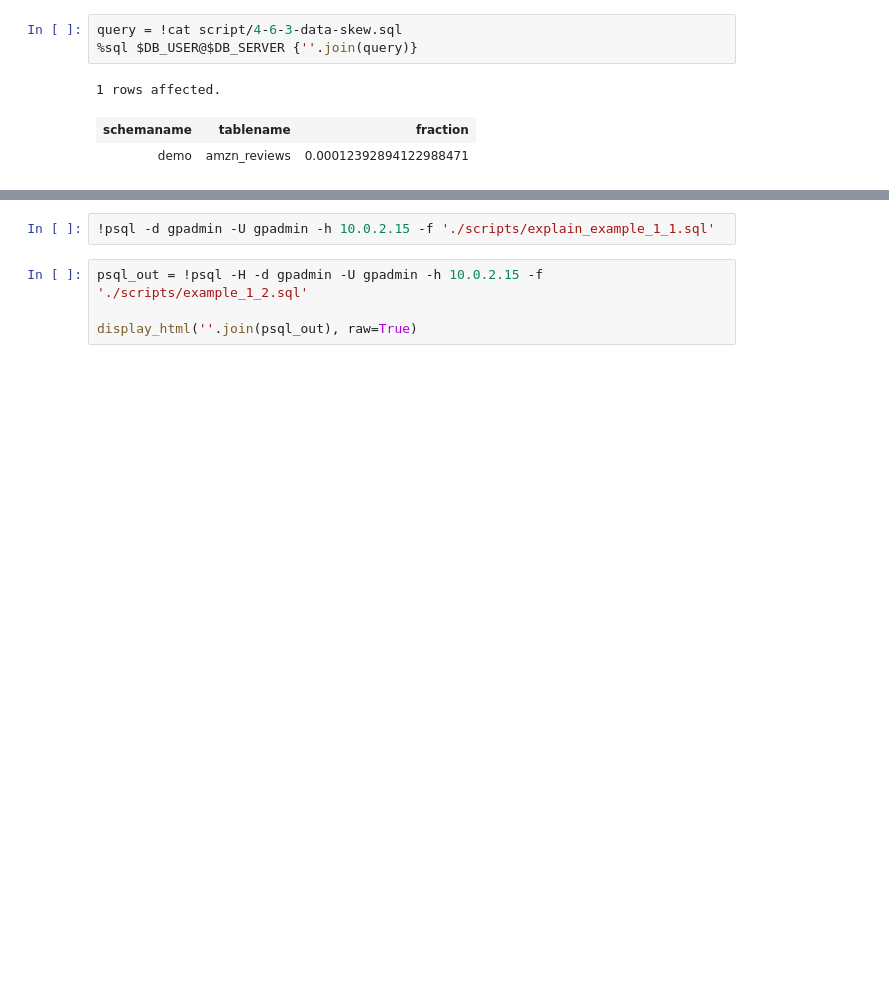
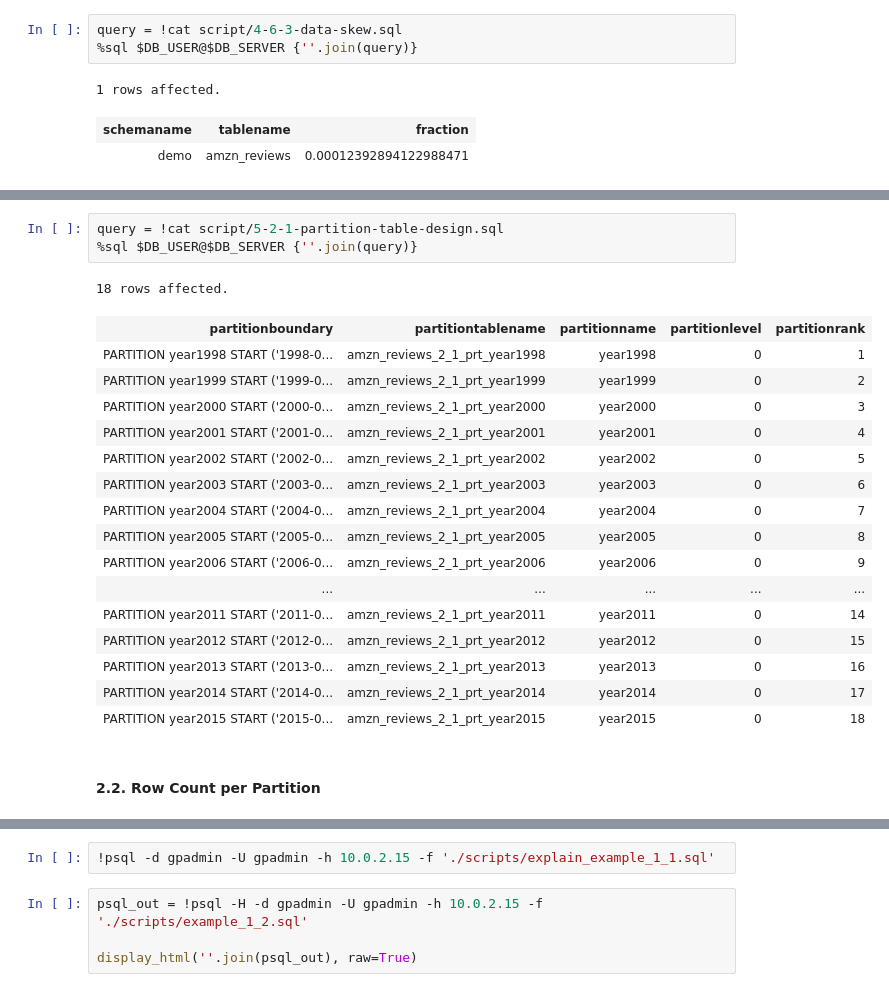
Before and after one commit to cantzakas/gp-demo-aws, a Jupyter notebook: GP-demo-2.ipynb, the cells around one changed output, grey strips where cells are left out. Cells and saved outputs as stored; diff of their text form; blank space fills up the shorter version.

```diff
--- a/GP-demo-2.ipynb
+++ b/GP-demo-2.ipynb
@@ -265,0 +241,23 @@ SELECT tableoid::regclass, count(*) FROM demo.amzn_reviews_v2 GROUP BY 1 ORDER B
+# %%
+query = !cat script/5-2-1-partition-table-design.sql
+%sql $DB_USER@$DB_SERVER {''.join(query)}
+# %% [output]
+18 rows affected.
+| partitionboundary | partitiontablename | partitionname | partitionlevel | partitionrank |
+| PARTITION year1998 START ('1998-0... | amzn_reviews_2_1_prt_year1998 | year1998 | 0 | 1 |
+| PARTITION year1999 START ('1999-0... | amzn_reviews_2_1_prt_year1999 | year1999 | 0 | 2 |
+| PARTITION year2000 START ('2000-0... | amzn_reviews_2_1_prt_year2000 | year2000 | 0 | 3 |
+| PARTITION year2001 START ('2001-0... | amzn_reviews_2_1_prt_year2001 | year2001 | 0 | 4 |
+| PARTITION year2002 START ('2002-0... | amzn_reviews_2_1_prt_year2002 | year2002 | 0 | 5 |
+| PARTITION year2003 START ('2003-0... | amzn_reviews_2_1_prt_year2003 | year2003 | 0 | 6 |
+| PARTITION year2004 START ('2004-0... | amzn_reviews_2_1_prt_year2004 | year2004 | 0 | 7 |
+| PARTITION year2005 START ('2005-0... | amzn_reviews_2_1_prt_year2005 | year2005 | 0 | 8 |
+| PARTITION year2006 START ('2006-0... | amzn_reviews_2_1_prt_year2006 | year2006 | 0 | 9 |
+| ... | ... | ... | ... | ... |
+| PARTITION year2011 START ('2011-0... | amzn_reviews_2_1_prt_year2011 | year2011 | 0 | 14 |
+| PARTITION year2012 START ('2012-0... | amzn_reviews_2_1_prt_year2012 | year2012 | 0 | 15 |
+| PARTITION year2013 START ('2013-0... | amzn_reviews_2_1_prt_year2013 | year2013 | 0 | 16 |
+| PARTITION year2014 START ('2014-0... | amzn_reviews_2_1_prt_year2014 | year2014 | 0 | 17 |
+| PARTITION year2015 START ('2015-0... | amzn_reviews_2_1_prt_year2015 | year2015 | 0 | 18 |
+# %% [markdown]
+#### 2.2. Row Count per Partition
```
Also changed, not shown: parts of 56 cells of this notebook, 2 other files.
